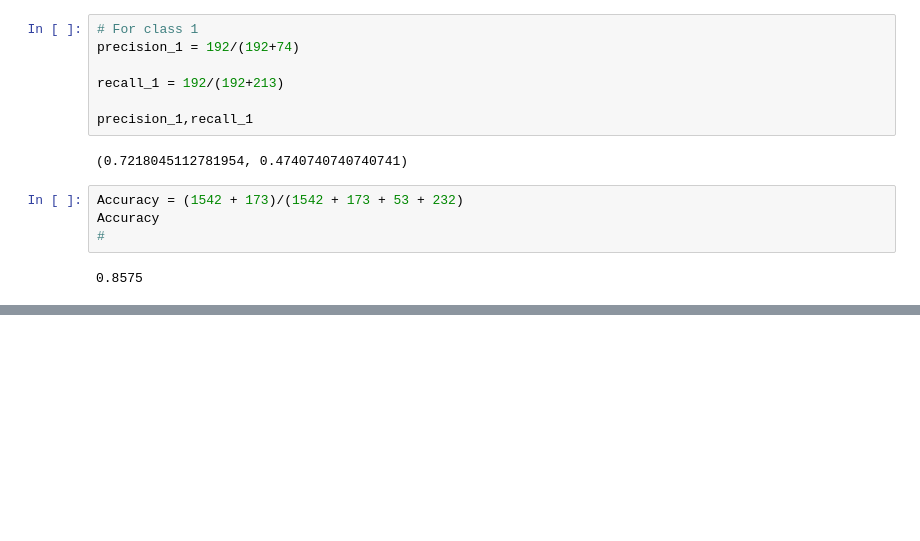
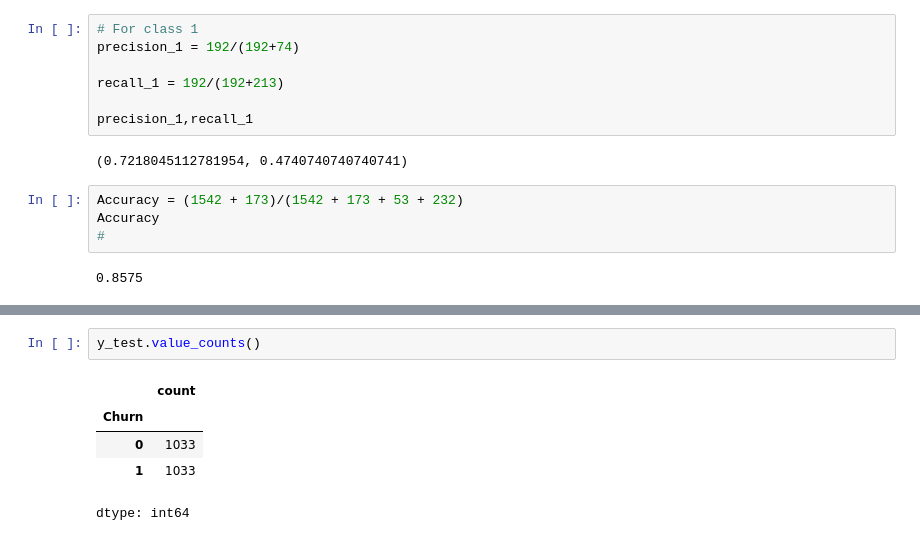
Before and after one commit to harshit-538/ML-DL, a Jupyter notebook: 5_customer_churn_prediction.ipynb, the cells around one changed output, grey strips where cells are left out. Cells and saved outputs as stored; diff of their text form; blank space fills up the shorter version.

```diff
--- a/5_customer_churn_prediction.ipynb
+++ b/5_customer_churn_prediction.ipynb
@@ -781,0 +964,8 @@ Accuracy
+# %%
+y_test.value_counts()
+# %% [output]
+|  | count |
+| Churn |  |
+| 0 | 1033 |
+| 1 | 1033 |
+dtype: int64
```
Also changed, not shown: parts of 44 cells of this notebook.
